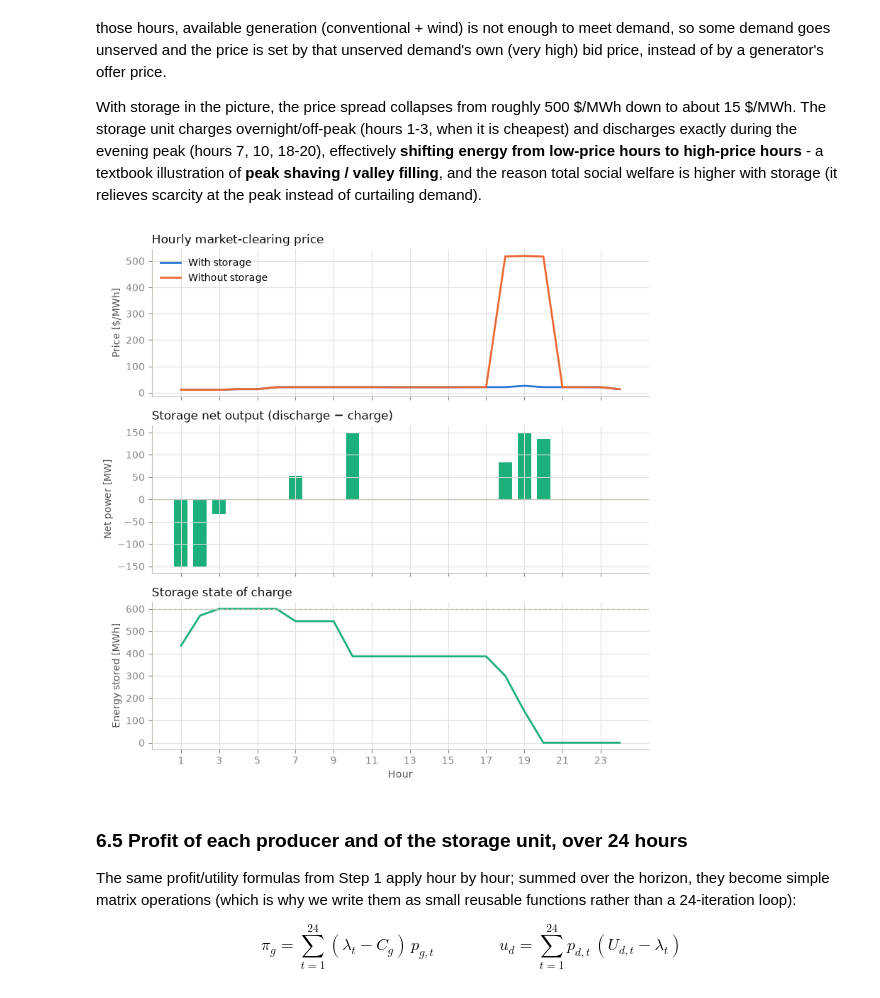
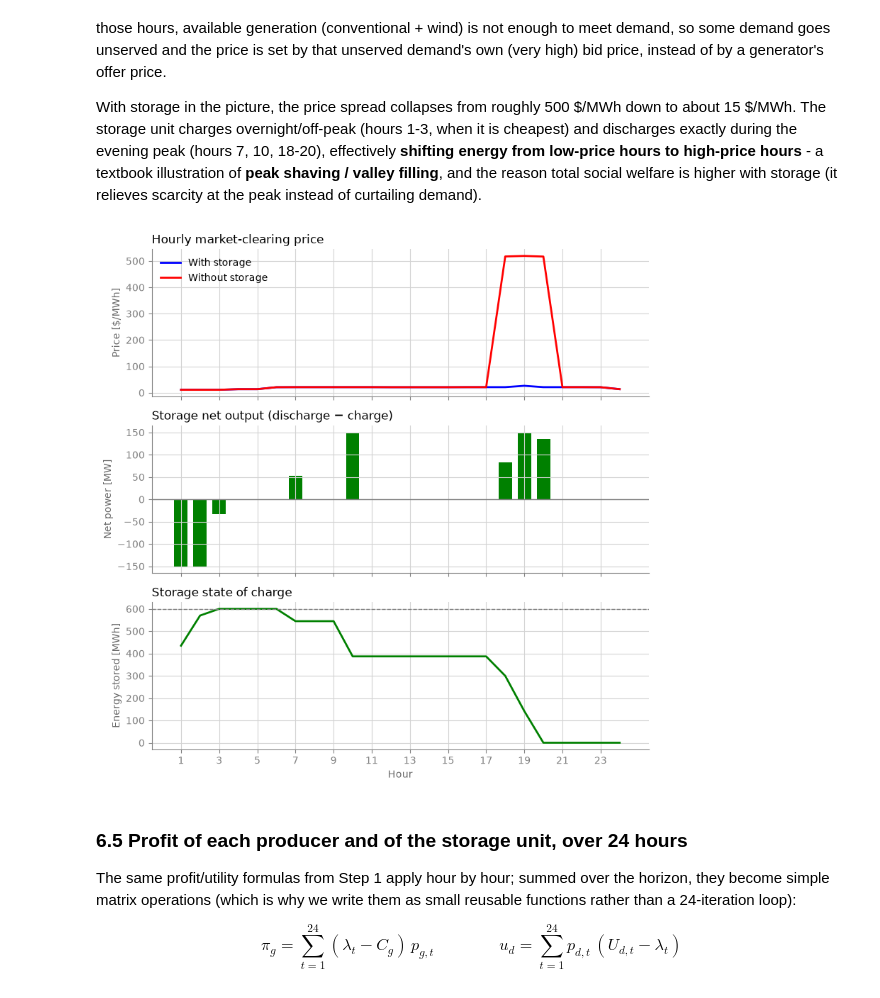
Before and after one commit to javierozoresarconada-spec/Renewables-Electricity-Markets-Energy-Forecasting-Portfolio-Quant-Analyst, a Jupyter notebook: Energy Markets DTU/Electricity_Markets_Step_1_to 3_A1.ipynb, the cells around one changed output. Drawn from its saved outputs; the diff is of its cells as text; code cells hidden in the pictures.

```diff
--- a/Energy Markets DTU/Electricity_Markets_Step_1_to 3_A1.ipynb
+++ b/Energy Markets DTU/Electricity_Markets_Step_1_to 3_A1.ipynb
@@ -621,17 +621,17 @@ bid_price_shape = 1.0 + 0.15 * (load_shape - 1.0)
 import matplotlib.pyplot as plt
 
 fig, ax = plt.subplots(figsize=(8, 3.2))
-ax.plot(hours, load_shape, color="#2a78d6", linewidth=2, label="Load / demand shape")
-ax.plot(hours, wind_shape, color="#eb6834", linewidth=2, label="Wind shape")
-ax.axhline(1.0, color="#c3c2b7", linewidth=1, linestyle="--", zorder=0)
-ax.set_xlabel("Hour", color="#52514e")
-ax.set_ylabel("Multiplier (daily average = 1)", color="#52514e")
-ax.set_title("Assumed 24-hour shapes applied to the Step-1 base values", color="#0b0b0b", loc="left")
+ax.plot(hours, load_shape, color="b", linewidth=2, label="Load / demand shape")
+ax.plot(hours, wind_shape, color="r", linewidth=2, label="Wind shape")
+ax.axhline(1.0, color="gray", linewidth=1, linestyle="--", zorder=0)
+ax.set_xlabel("Hour", color="dimgray")
+ax.set_ylabel("Multiplier (daily average = 1)", color="dimgray")
+ax.set_title("Assumed 24-hour shapes applied to the Step-1 base values", color="black", loc="left")
 ax.set_xticks(range(1, 25, 2))
-ax.grid(True, color="#e1e0d9", linewidth=0.8)
+ax.grid(True, color="lightgray", linewidth=0.8)
 ax.spines[["top", "right"]].set_visible(False)
-ax.spines[["left", "bottom"]].set_color("#c3c2b7")
-ax.tick_params(colors="#898781")
+ax.spines[["left", "bottom"]].set_color("gray")
+ax.tick_params(colors="gray")
 ax.legend(frameon=False, loc="upper left")
 fig.tight_layout()
 plt.show()
@@ -831,34 +831,34 @@ peak instead of curtailing demand).
 # %%
 fig, axes = plt.subplots(3, 1, figsize=(8, 8), sharex=True)
 
-axes[0].plot(hours, with_storage["price_t"], color="#2a78d6", linewidth=2, label="With storage")
-axes[0].plot(hours, without_storage["price_t"], color="#eb6834", linewidth=2, label="Without storage")
-axes[0].set_ylabel("Price [$/MWh]", color="#52514e")
-axes[0].set_title("Hourly market-clearing price", color="#0b0b0b", loc="left")
+axes[0].plot(hours, with_storage["price_t"], color="b", linewidth=2, label="With storage")
+axes[0].plot(hours, without_storage["price_t"], color="r", linewidth=2, label="Without storage")
+axes[0].set_ylabel("Price [$/MWh]", color="dimgray")
+axes[0].set_title("Hourly market-clearing price", color="black", loc="left")
 axes[0].legend(frameon=False, loc="upper left")
 
-axes[1].bar(hours, with_storage["p_dis"] - with_storage["p_ch"], color="#1baf7a", width=0.7)
-axes[1].axhline(0.0, color="#c3c2b7", linewidth=1)
-axes[1].set_ylabel("Net power [MW]", color="#52514e")
-axes[1].set_title("Storage net output (discharge $-$ charge)", color="#0b0b0b", loc="left")
+axes[1].bar(hours, with_storage["p_dis"] - with_storage["p_ch"], color="g", width=0.7)
+axes[1].axhline(0.0, color="gray", linewidth=1)
+axes[1].set_ylabel("Net power [MW]", color="dimgray")
+axes[1].set_title("Storage net output (discharge $-$ charge)", color="black", loc="left")
 
-axes[2].plot(hours, with_storage["e"], color="#1baf7a", linewidth=2)
-axes[2].axhline(E_max, color="#c3c2b7", linewidth=1, linestyle="--")
-axes[2].set_ylabel("Energy stored [MWh]", color="#52514e")
-axes[2].set_xlabel("Hour", color="#52514e")
-axes[2].set_title("Storage state of charge", color="#0b0b0b", loc="left")
+axes[2].plot(hours, with_storage["e"], color="g", linewidth=2)
+axes[2].axhline(E_max, color="gray", linewidth=1, linestyle="--")
+axes[2].set_ylabel("Energy stored [MWh]", color="dimgray")
+axes[2].set_xlabel("Hour", color="dimgray")
+axes[2].set_title("Storage state of charge", color="black", loc="left")
 
 for ax in axes:
     ax.set_xticks(range(1, 25, 2))
-    ax.grid(True, color="#e1e0d9", linewidth=0.8)
+    ax.grid(True, color="lightgray", linewidth=0.8)
     ax.spines[["top", "right"]].set_visible(False)
-    ax.spines[["left", "bottom"]].set_color("#c3c2b7")
-    ax.tick_params(colors="#898781")
+    ax.spines[["left", "bottom"]].set_color("gray")
+    ax.tick_params(colors="gray")
 
 fig.tight_layout()
 plt.show()
 # %% [output]
-[figure, old version]
+[figure, new version]
 # %% [markdown]
 ### 6.5 Profit of each producer and of the storage unit, over 24 hours
 
```
Also changed, not shown: parts of 2 cells of this notebook.
